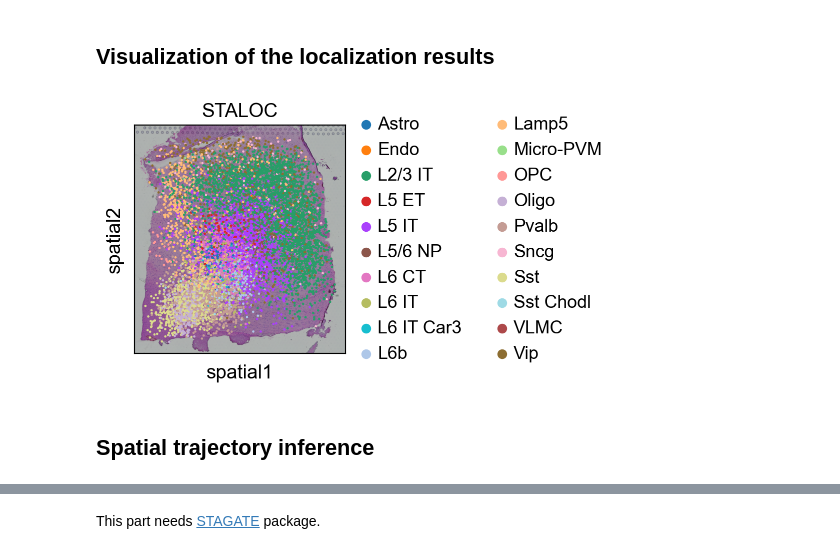
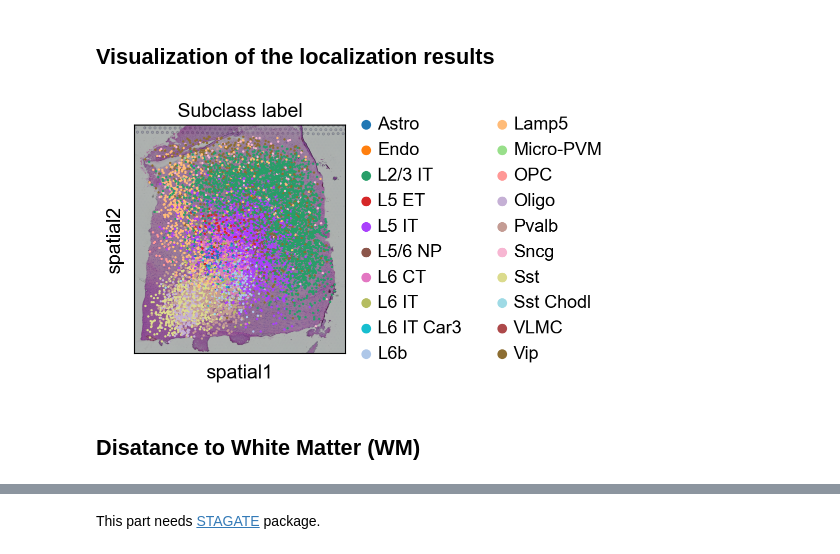
Before and after one commit to zhanglabtools/STALocator, a Jupyter notebook: tutorials/T2_human_M1_DLPFC.ipynb, the cells around one changed output, grey strips where cells are left out. Saved outputs shown, nothing was run; the diff lists cells and outputs as text; code cells hidden in the pictures.

```diff
--- a/tutorials/T2_human_M1_DLPFC.ipynb
+++ b/tutorials/T2_human_M1_DLPFC.ipynb
@@ -86,11 +86,11 @@ experiment_path="T2_M1"
 if not os.path.exists(experiment_path):
     os.makedirs(experiment_path)
 # %%
-model = STALOC.model.Model(resolution="low", batch_size=200, train_epoch=10000, cut_steps=0.5,
-                           sf_coord = 6000, rad_cutoff=140/np.sqrt(3),
-                           seed=123, lambdacos = 2, lambdaSWD = 5, lambdalat = 10, lambdarec = 0.1,
-                           model_path = "T2_M1/models", data_path = "T2_M1/data", result_path = "T2_M1/results",
-                           ot=False, device="cuda:0")
+model = STALocator.model.Model(resolution="low", batch_size=200, train_epoch=10000, cut_steps=0.5,
+                               sf_coord = 6000, rad_cutoff=140/np.sqrt(3),
+                               seed=123, lambdacos = 2, lambdaSWD = 5, lambdalat = 10, lambdarec = 0.1,
+                               model_path = "T2_M1/models", data_path = "T2_M1/data", result_path = "T2_M1/results",
+                               ot=False, device="cuda:0")
 # %%
 model.preprocess(adata_sc, adata_ST)
 # %% [output]
@@ -138,8 +138,8 @@ AnnData object with n_obs × n_vars = 9853 × 30537
 ## Visualization of the localization results
 # %%
 sc.set_figure_params(dpi=100, figsize=(3, 3))
-sc.pl.spatial(adata_sc_keep, img_key="hires", color="celltype", title="STALOC")
+sc.pl.spatial(adata_sc_keep, img_key="hires", color="celltype", title="Subclass label")
 # %% [output]
-[figure, old version]
+[figure, new version]
-# %% [markdown]
-## Spatial trajectory inference
+# %% [markdown]
+## Disatance to White Matter (WM)
```
Also changed, not shown: parts of 14 cells of this notebook, 8 other files.
